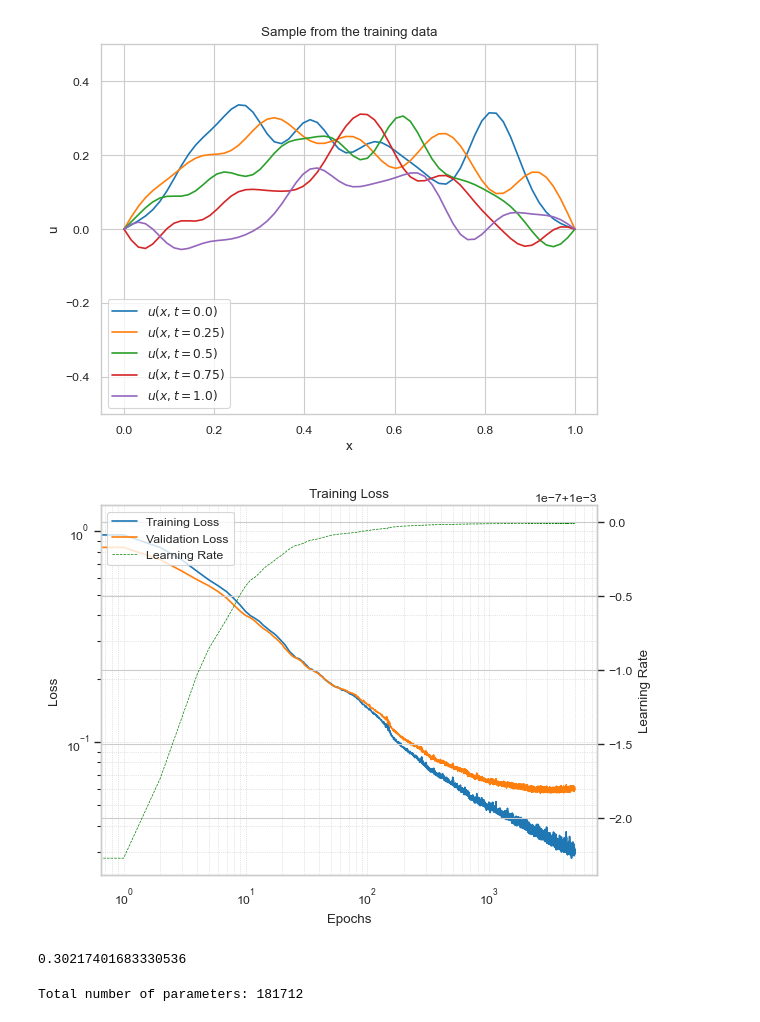
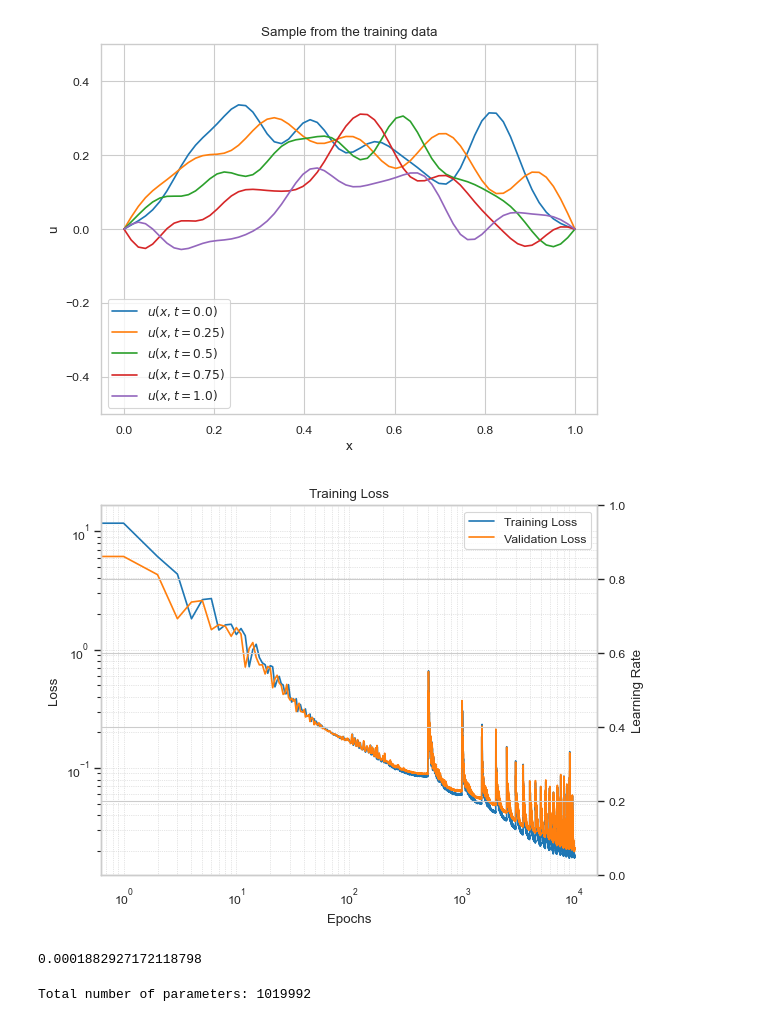
Before and after one commit to benedict-armstrong/LinOSSM_Torch, a Jupyter notebook: training.ipynb, the cells around one changed output. Cells and saved outputs as stored; diff of their text form; code cells hidden in the pictures.

Commit message:
error < 2%

```diff
--- a/training.ipynb
+++ b/training.ipynb
@@ -44,16 +44,18 @@ plt.legend()
 [figure]
 # %%
 learning_rate = 0.001
-epochs = 500
-step_size = 100
+epochs = 10000
+step_size = 500
 gamma = 0.75
 # %%
 model = LinOSSModel(
     input_dim=64,
     output_dim=64,
-    hidden_dim=128,
-    num_layers=2,
+    hidden_dim=256,
+    num_layers=3,
 ).to(DEVICE)
+# %%
+dt = 1
 # %%
 optimizer = Adam(model.parameters(), lr=learning_rate, weight_decay=1e-5)
 # scheduler = torch.optim.lr_scheduler.StepLR(optimizer, step_size=step_size, gamma=gamma)
@@ -79,7 +81,10 @@ for epoch in progress_bar:
         optimizer.zero_grad()
 
         input = input[..., 0]
-        prediction = model(input, 1.0).squeeze(-1)
+        prediction = model(input, dt).squeeze(-1)
+
+        # integrate over time to get the final prediction (sum)
+        prediction = torch.cumsum(prediction, dim=-1)
 
         loss = relative_l2_error(prediction, target[..., 1:, :], dim=None)
         loss.backward()
@@ -95,7 +100,9 @@ for epoch in progress_bar:
         input = input[..., 0]
 
         with torch.no_grad():
-            prediction = model(input, 1.0).squeeze(-1)
+            prediction = model(input, dt).squeeze(-1)
+
+        prediction = torch.cumsum(prediction, dim=-1)
 
         loss = relative_l2_error(prediction, target[..., 1:, :], dim=None)
         validation_relative_l2 += loss.item()
@@ -106,7 +113,7 @@ for epoch in progress_bar:
     metrics["lr"].append(scheduler.get_last_lr())
     metrics["validation_loss"].append(validation_relative_l2)
 
-    scheduler.step(validation_relative_l2)
+    scheduler.step()
 
     progress_bar.set_postfix(
         {
@@ -117,21 +124,21 @@ for epoch in progress_bar:
 # %%
 fig, ax1 = plt.subplots()
 ax2 = ax1.twinx()
 
 l1 = ax1.loglog(metrics["training_loss"], label="Training Loss")
 l2 = ax1.loglog(metrics["validation_loss"], label="Validation Loss")
-l3 = ax2.plot(metrics["lr"], label="Learning Rate", color="green", linestyle="--", linewidth=0.5)
+#l3 = ax2.plot(metrics["lr"], label="Learning Rate", color="green", linestyle="--", linewidth=0.5)
 
 ax1.set_xlabel("Epochs")
 ax1.set_ylabel("Loss")
 ax2.set_ylabel("Learning Rate")
 plt.title("Training Loss")
 
-plt.legend(l1 + l2 + l3, [l.get_label() for l in l1 + l2 + l3])
+plt.legend(l1 + l2, [l.get_label() for l in l1 + l2])
 ax1.grid(True, which="both", ls=":", linewidth=0.5)
 plt.show()
 # %% [output]
-[figure, old version]
+[figure, new version]
 # %%
 test_data = PDEDataset("data/test_sol.npy", device=DEVICE)
 test_data_loader = DataLoader(test_data, batch_size=BATCH_SIZE, shuffle=True)
@@ -144,20 +151,21 @@ with torch.no_grad():
     for input, target in progress_bar:
         input = input[..., 0]
         target = target[..., 1:, :]
-        prediction = model(input, 1.).squeeze(-1)
+        prediction = model(input, dt).squeeze(-1)
+        prediction = torch.cumsum(prediction, dim=-1)
 
-        loss = torch.sum(relative_l2_error(prediction, target))
+        loss = torch.sum(relative_l2_error(prediction, target, dim=None))
         test_relative_l2 += loss.item()
     test_relative_l2 /= len(test_data)
 
 test_relative_l2
 # %% [output]
-0.30217401683330536
+0.0001882927172118798
 # %%
 total_params = sum(p.numel() for p in model.parameters())
 print(f'Total number of parameters: {total_params}')
 # %% [output]
-Total number of parameters: 181712
+Total number of parameters: 1019992
 # %%
 # save model to disk
 torch.save(model.state_dict(), "models/fno_model.pth")
```
Also changed, not shown: parts of 2 cells of this notebook, 4 other files.
